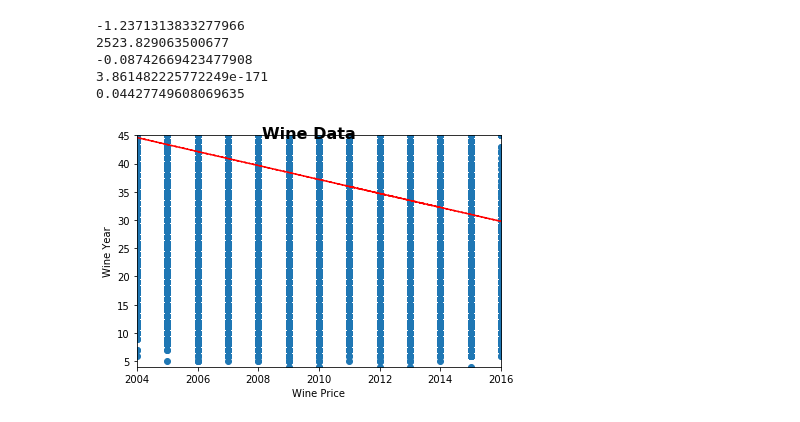
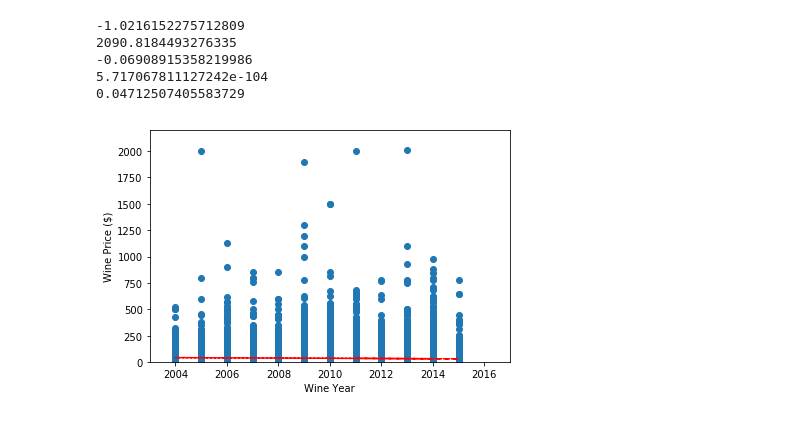
Before and after one commit to r33nava/Project1, a Jupyter notebook: Regression_Year_Price.ipynb, the cells around one changed output. Drawn from its saved outputs; the diff is of its cells as text; code cells hidden in the pictures.

```diff
--- a/Regression_Year_Price.ipynb
+++ b/Regression_Year_Price.ipynb
@@ -6,5 +6,6 @@ import numpy as np
 import pandas as pd
 # %%
 #Load Data
-df = pd.read_csv("winedata_coord.csv")
+df = pd.read_csv("winedata_coord_type.csv")
 df.head(2)
+df=df.loc[df["Year"] != 2016]
@@ -30,29 +27,29 @@ print(rvalue)
 print(pvalue)
 print(stderr)
 # %% [output]
--1.2371313833277966
-2523.829063500677
--0.08742669423477908
-3.861482225772249e-171
-0.04427749608069635
+-1.0216152275712809
+2090.8184493276335
+-0.06908915358219986
+5.717067811127242e-104
+0.04712507405583729
 # %%
 # Plot data
 fig, ax = plt.subplots()
 
-fig.suptitle("Wine Data", fontsize=16, fontweight="bold")
+#fig.suptitle("Wine Data", fontsize=16, fontweight="bold")
 
-ax.set_xlim(2004, 2016)
-ax.set_ylim(4, 45)
+ax.set_xlim(2003, 2017)
+ax.set_ylim(4, 2200)
 
-ax.set_xlabel("Wine Price")
-ax.set_ylabel("Wine Year")
+ax.set_xlabel("Wine Year")
+ax.set_ylabel("Wine Price ($)")
 
 ax.plot(year, price, linewidth=0, marker='o')
 ax.plot(year, fit, 'r--')
 
 # Save our graph and show the grap
 plt.tight_layout()
 plt.savefig("WineData_YearPrice.png")
 plt.show()
 # %% [output]
-[figure, old version]
+[figure, new version]
```
Also changed, not shown: parts of 1 cell of this notebook, 23 other files.
